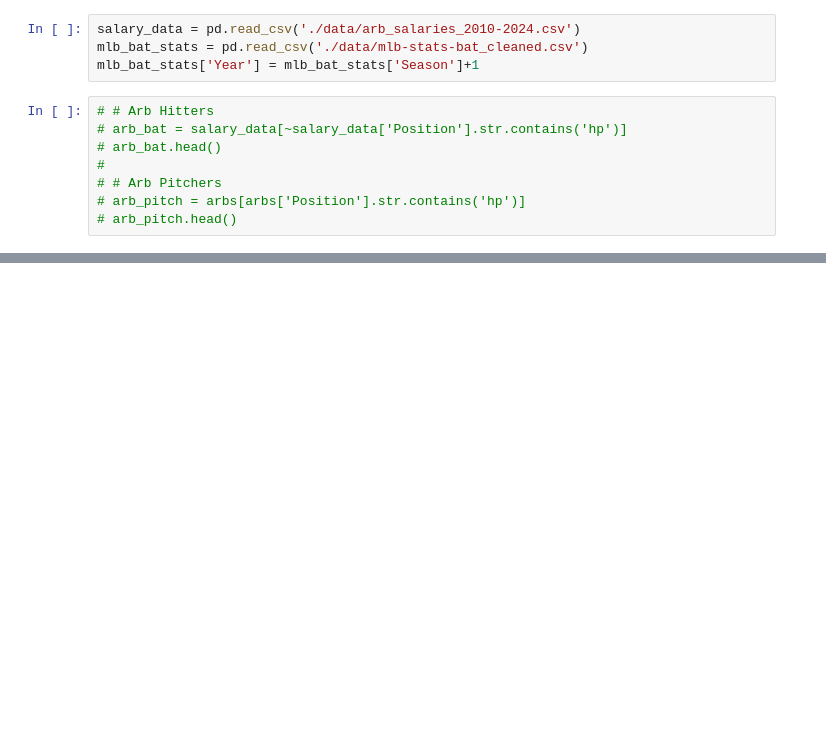
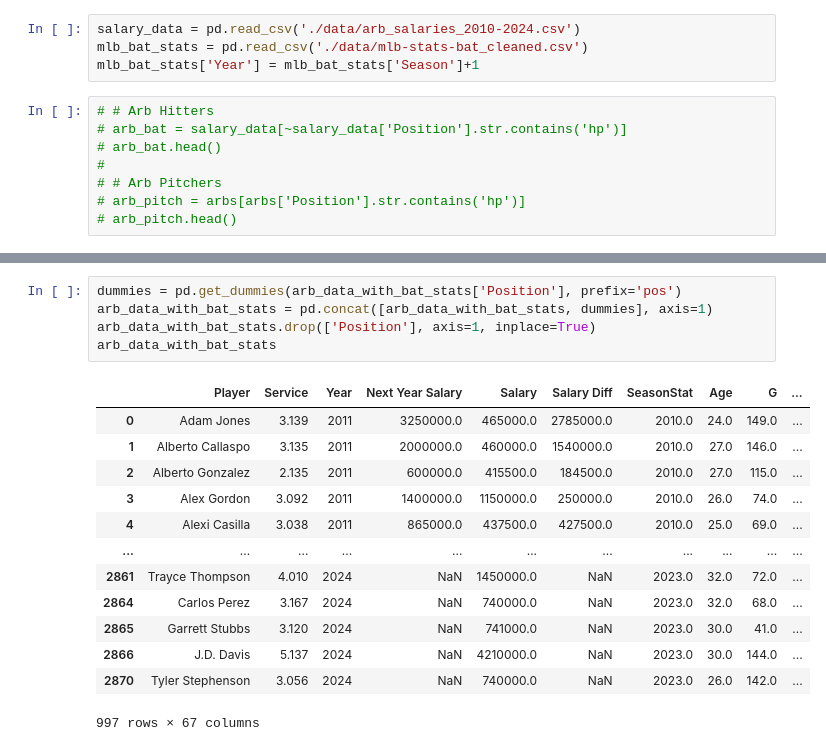
Before and after one commit to coltenappleby/Arbitration-Prediction, a Jupyter notebook: data-prep.ipynb, the cells around one changed output, grey strips where cells are left out. Saved outputs shown, nothing was run; the diff lists cells and outputs as text; blank space fills up the shorter version.

```diff
--- a/data-prep.ipynb
+++ b/data-prep.ipynb
@@ -65,0 +66,19 @@ arb_data_with_bat_stats.query('Year==2024')
+# %%
+dummies = pd.get_dummies(arb_data_with_bat_stats['Position'], prefix='pos')
+arb_data_with_bat_stats = pd.concat([arb_data_with_bat_stats, dummies], axis=1)
+arb_data_with_bat_stats.drop(['Position'], axis=1, inplace=True)
+arb_data_with_bat_stats
+# %% [output]
+|  | Player | Service | Year | Next Year Salary | Salary | Salary Diff | SeasonStat | Age | G | ... |
+| 0 | Adam Jones | 3.139 | 2011 | 3250000.0 | 465000.0 | 2785000.0 | 2010.0 | 24.0 | 149.0 | ... |
+| 1 | Alberto Callaspo | 3.135 | 2011 | 2000000.0 | 460000.0 | 1540000.0 | 2010.0 | 27.0 | 146.0 | ... |
+| 2 | Alberto Gonzalez | 2.135 | 2011 | 600000.0 | 415500.0 | 184500.0 | 2010.0 | 27.0 | 115.0 | ... |
+| 3 | Alex Gordon | 3.092 | 2011 | 1400000.0 | 1150000.0 | 250000.0 | 2010.0 | 26.0 | 74.0 | ... |
+| 4 | Alexi Casilla | 3.038 | 2011 | 865000.0 | 437500.0 | 427500.0 | 2010.0 | 25.0 | 69.0 | ... |
+| ... | ... | ... | ... | ... | ... | ... | ... | ... | ... | ... |
+| 2861 | Trayce Thompson | 4.010 | 2024 | NaN | 1450000.0 | NaN | 2023.0 | 32.0 | 72.0 | ... |
+| 2864 | Carlos Perez | 3.167 | 2024 | NaN | 740000.0 | NaN | 2023.0 | 32.0 | 68.0 | ... |
+| 2865 | Garrett Stubbs | 3.120 | 2024 | NaN | 741000.0 | NaN | 2023.0 | 30.0 | 41.0 | ... |
+| 2866 | J.D. Davis | 5.137 | 2024 | NaN | 4210000.0 | NaN | 2023.0 | 30.0 | 144.0 | ... |
+| 2870 | Tyler Stephenson | 3.056 | 2024 | NaN | 740000.0 | NaN | 2023.0 | 26.0 | 142.0 | ... |
+997 rows × 67 columns
```
Also changed, not shown: parts of 2 cells of this notebook, 27 other files.
